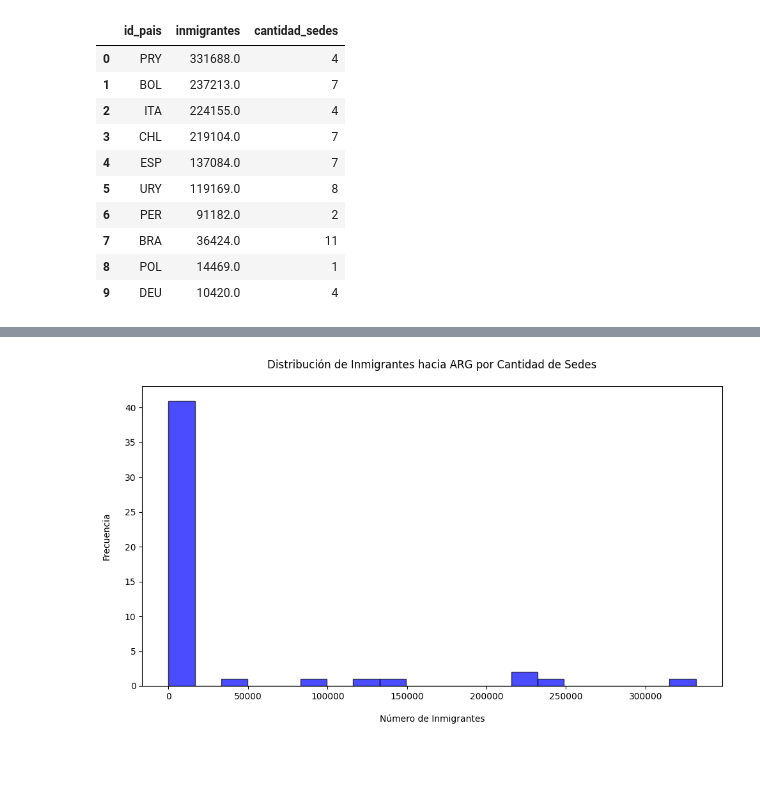
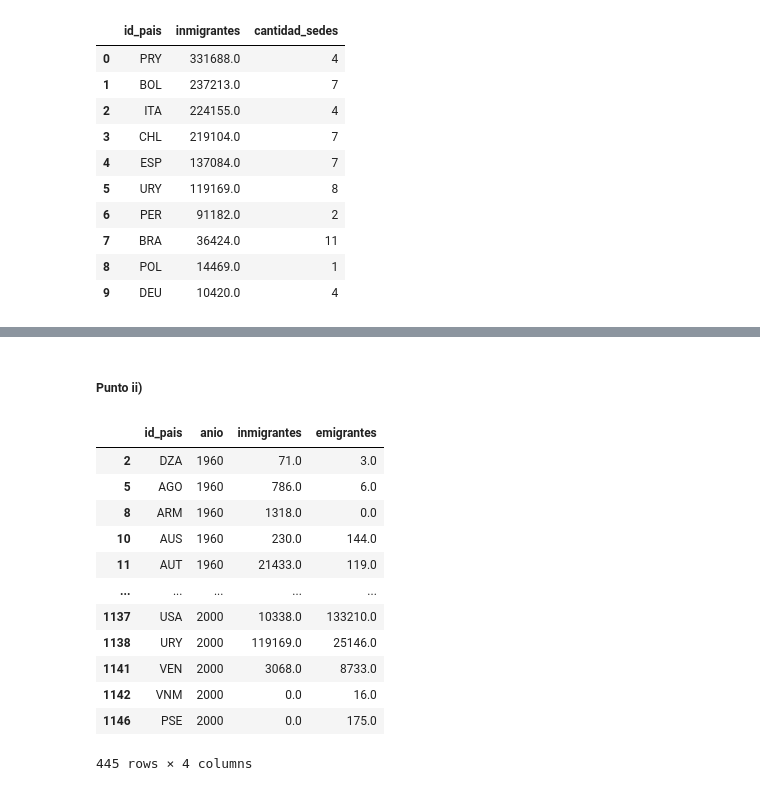
Before and after one commit to Rogoyin/Laboratorio-de-datos, a Jupyter notebook: Práctico 1/Visualizacion.ipynb, the cells around one changed output, grey strips where cells are left out. Saved outputs shown, nothing was run; the diff lists cells and outputs as text; code cells hidden in the pictures; blank space fills up the shorter version.

```diff
--- a/Práctico 1/Visualizacion.ipynb
+++ b/Práctico 1/Visualizacion.ipynb
@@ -169,22 +170,24 @@ plt.show()
-# %%
-# Crear figura y ejes
-Figure, Graphic_1 = plt.subplots(figsize=(10, 6))
-
-# Configurar la fuente
-plt.rcParams['font.family'] = 'sans-serif'
-
-# Crear un histograma
-Graphic_1.hist(Flujo_Migratorio_2000['inmigrantes'], bins=20, alpha=0.7, color='blue', edgecolor='black')
-
-# Títulos y etiquetas
-Graphic_1.set_title('Distribución de Inmigrantes hacia ARG por Cantidad de Sedes', pad=20)
-Graphic_1.set_ylabel('Frecuencia', fontsize='medium', labelpad=15)
-Graphic_1.set_xlabel('Número de Inmigrantes', fontsize='medium', labelpad=15)
-
-# Mejorar el diseño
-plt.tight_layout()
-
-# Mostrar el gráfico
-plt.show()
-# %% [output]
-[figure, removed]
+# %% [markdown]
+##### Punto ii)
+# %%
+# Recolectamos países que tienen sedes.
+Paises_Con_Sedes = list(Sedes['id_pais'].unique())
+# %%
+# Filtramos df Migrantes con los países que tienen sedes.
+Migrantes_Con_Sedes = Migrantes[Migrantes['id_pais'].isin(Paises_Con_Sedes)]
+
+Migrantes_Con_Sedes
+# %% [output]
+|  | id_pais | anio | inmigrantes | emigrantes |
+| 2 | DZA | 1960 | 71.0 | 3.0 |
+| 5 | AGO | 1960 | 786.0 | 6.0 |
+| 8 | ARM | 1960 | 1318.0 | 0.0 |
+| 10 | AUS | 1960 | 230.0 | 144.0 |
+| 11 | AUT | 1960 | 21433.0 | 119.0 |
+| ... | ... | ... | ... | ... |
+| 1137 | USA | 2000 | 10338.0 | 133210.0 |
+| 1138 | URY | 2000 | 119169.0 | 25146.0 |
+| 1141 | VEN | 2000 | 3068.0 | 8733.0 |
+| 1142 | VNM | 2000 | 0.0 | 16.0 |
+| 1146 | PSE | 2000 | 0.0 | 175.0 |
+445 rows × 4 columns
```
Also changed, not shown: parts of 10 cells of this notebook, 3 other files.
